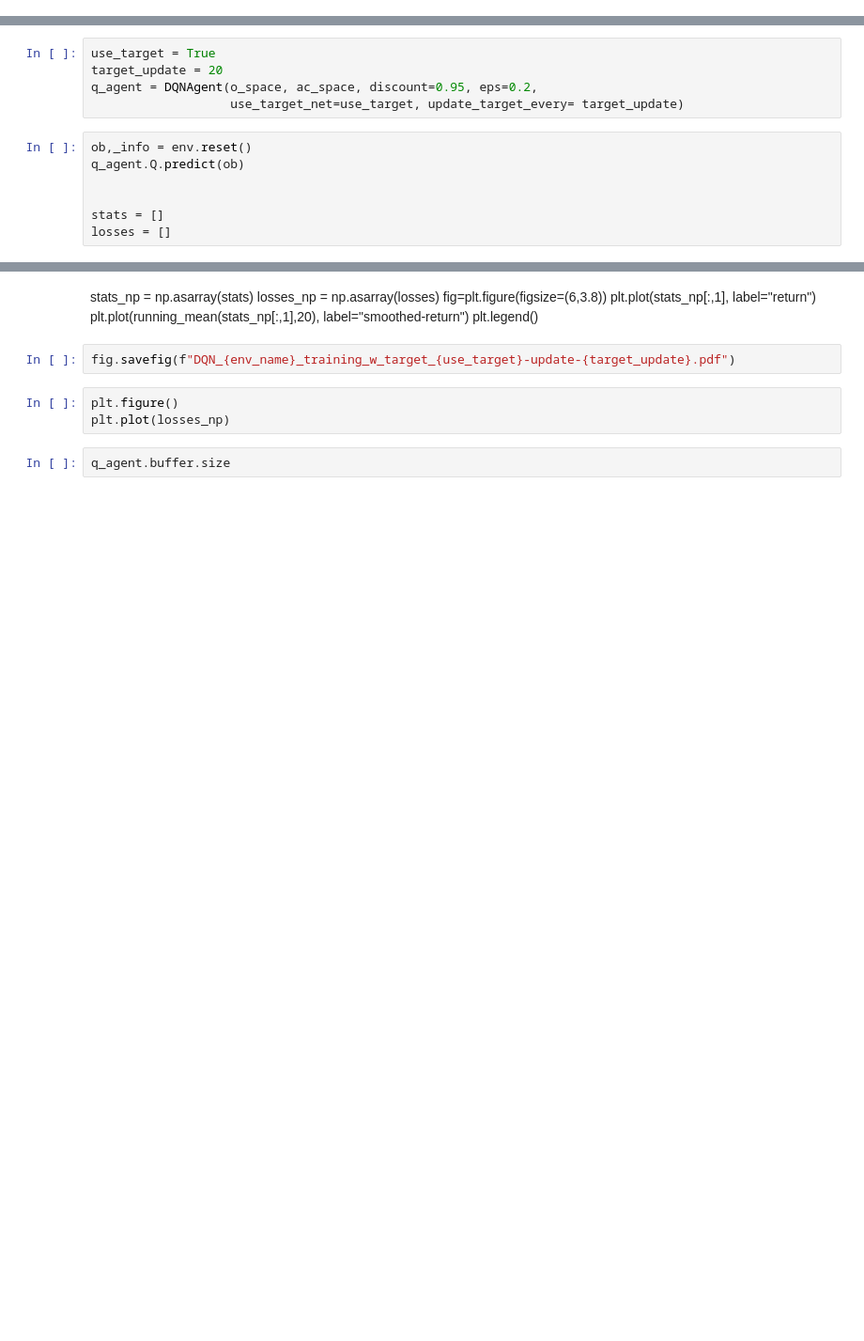
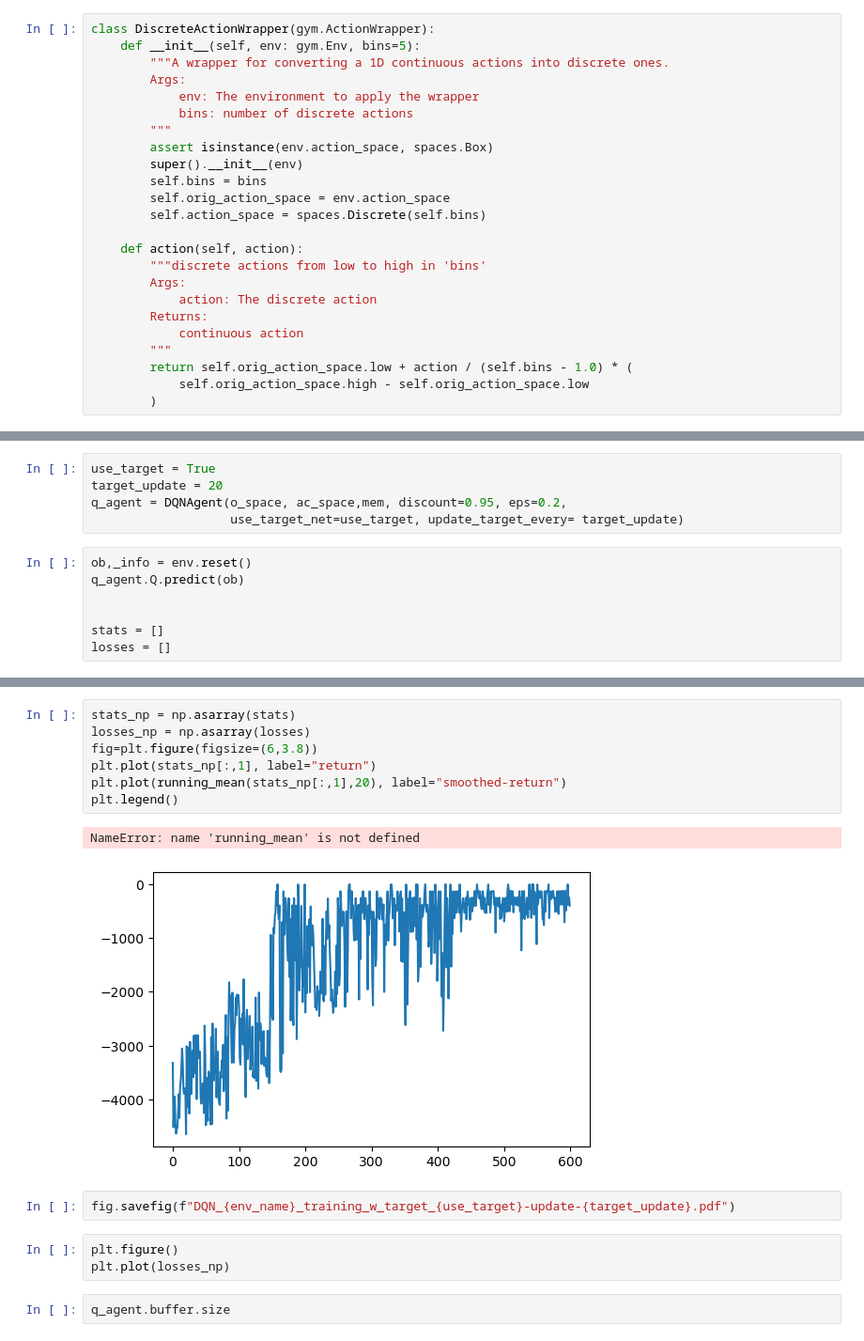
Before and after one commit to JoJoBarthold2/hockey-en-mallorca, a Jupyter notebook: src/test_and_review.ipynb, the cells around one changed output, grey strips where cells are left out. Shown: that part at 94% size. Cells and saved outputs as stored; diff of their text form; blank space fills up the shorter version.

```diff
--- a/src/test_and_review.ipynb
+++ b/src/test_and_review.ipynb
@@ -15,3 +16,27 @@ from feedforward import Feedforward
+# %%
+class DiscreteActionWrapper(gym.ActionWrapper):
+    def __init__(self, env: gym.Env, bins=5):
+        """A wrapper for converting a 1D continuous actions into discrete ones.
+        Args:
+            env: The environment to apply the wrapper
+            bins: number of discrete actions
+        """
+        assert isinstance(env.action_space, spaces.Box)
+        super().__init__(env)
+        self.bins = bins
+        self.orig_action_space = env.action_space
+        self.action_space = spaces.Discrete(self.bins)
+
+    def action(self, action):
+        """discrete actions from low to high in 'bins'
+        Args:
+            action: The discrete action
+        Returns:
+            continuous action
+        """
+        return self.orig_action_space.low + action / (self.bins - 1.0) * (
+            self.orig_action_space.high - self.orig_action_space.low
+        )
 # %% [markdown]
 ### Test in env
 # %%
@@ -30,7 +59,7 @@ print(list(zip(env.observation_space.low, env.observation_space.high)))
 # %%
 use_target = True
 target_update = 20
-q_agent = DQNAgent(o_space, ac_space, discount=0.95, eps=0.2,
+q_agent = DQNAgent(o_space, ac_space,mem, discount=0.95, eps=0.2,
                    use_target_net=use_target, update_target_every= target_update)
 # %%
 ob,_info = env.reset()
@@ -62,10 +109,13 @@ for i in range(max_episodes):
-# %% [markdown]
-stats_np = np.asarray(stats)
-losses_np = np.asarray(losses)
-fig=plt.figure(figsize=(6,3.8))
-plt.plot(stats_np[:,1], label="return")
-plt.plot(running_mean(stats_np[:,1],20), label="smoothed-return")
-plt.legend()
+# %%
+stats_np = np.asarray(stats)
+losses_np = np.asarray(losses)
+fig=plt.figure(figsize=(6,3.8))
+plt.plot(stats_np[:,1], label="return")
+plt.plot(running_mean(stats_np[:,1],20), label="smoothed-return")
+plt.legend()
+# %% [output]
+NameError: name 'running_mean' is not defined
+[figure, added]
 # %%
 fig.savefig(f"DQN_{env_name}_training_w_target_{use_target}-update-{target_update}.pdf")
 # %%
```
Also changed, not shown: parts of 3 cells of this notebook, 3 other files.
